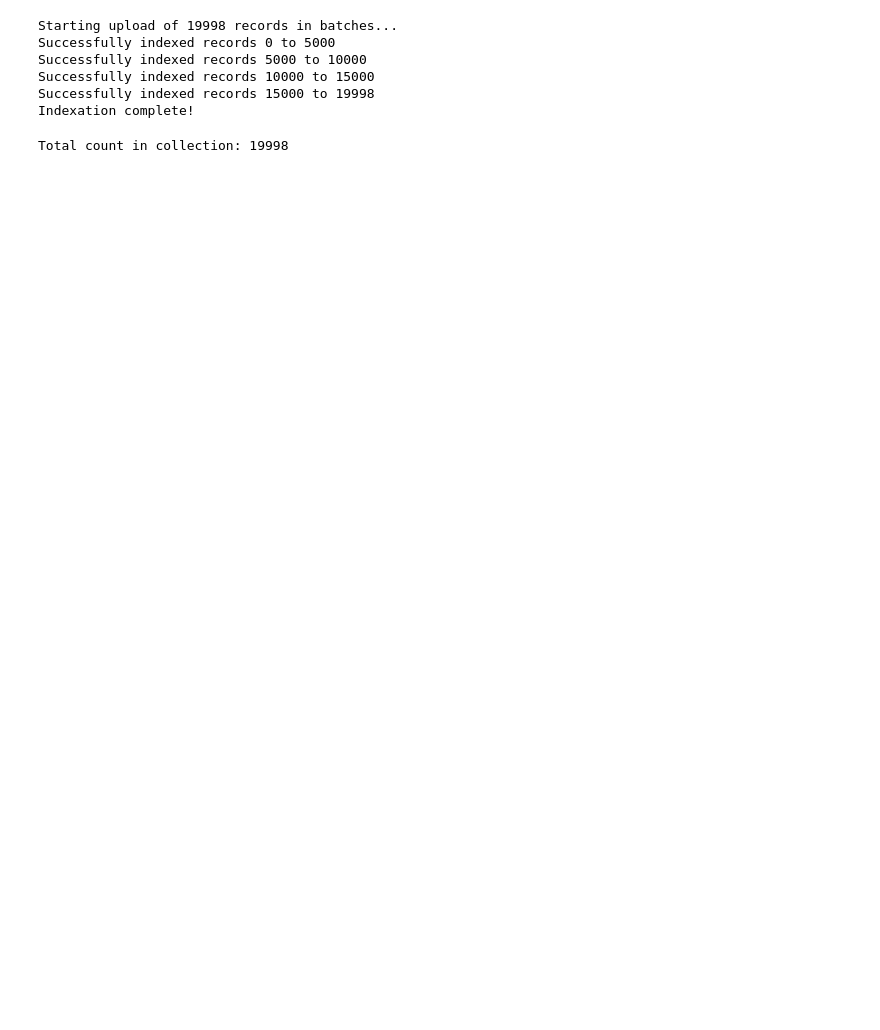
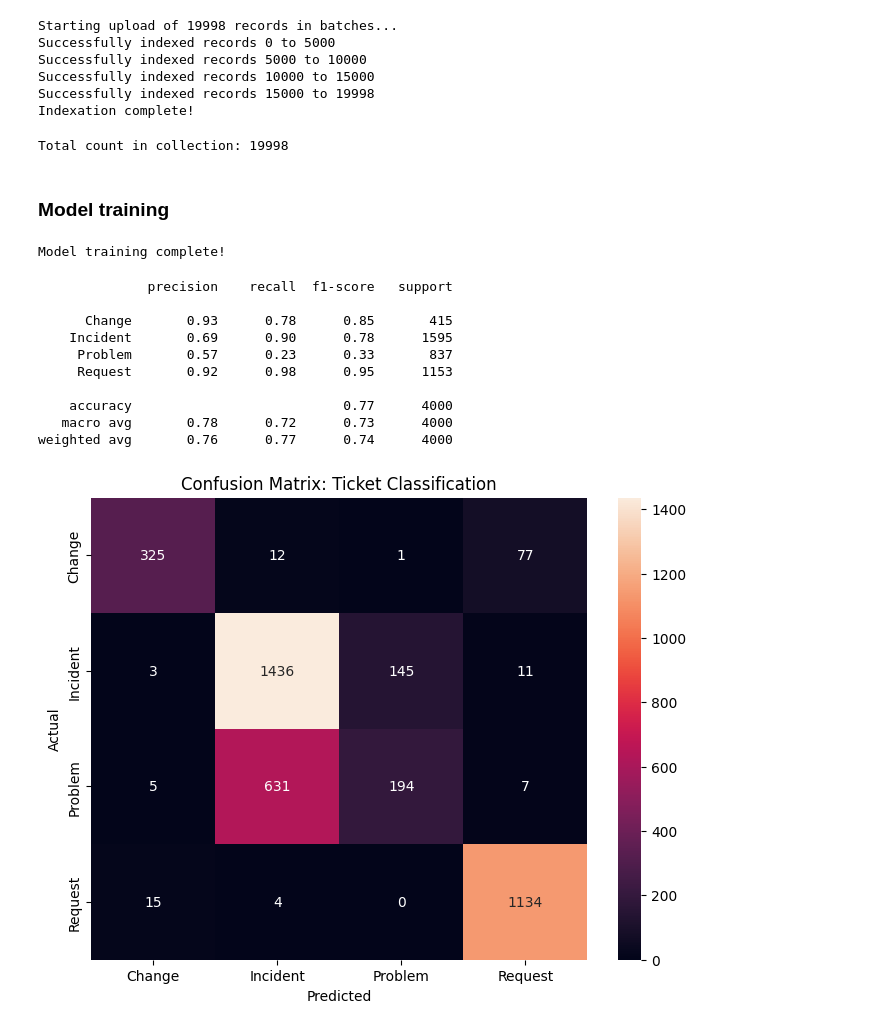
Before and after one commit to codehass/nlp-support-pipeline-mlops, a Jupyter notebook: notebooks/eda.ipynb, the cells around one changed output. Drawn from its saved outputs; the diff is of its cells as text; code cells hidden in the pictures; blank space fills up the shorter version.

Commit message:
train the model

```diff
--- a/notebooks/eda.ipynb
+++ b/notebooks/eda.ipynb
@@ -259,10 +259,10 @@ Name: text_clean, Length: 19998, dtype: str
 features = ['text_clean', 'priority', 'queue', 'language', 'tag_1', 'tag_2', 'tag_3']
 target = 'type'
 
-df_final = df[features + [target]].copy()
+df = df[features + [target]].copy()
 
-print("Final Columns selected:", df_final.columns.tolist())
-print(df_final.head())
+print("Final Columns selected:", df.columns.tolist())
+print(df.head())
 # %% [output]
 Final Columns selected: ['text_clean', 'priority', 'queue', 'language', 'tag_1', 'tag_2', 'tag_3', 'type']
                                           text_clean priority  \
@@ -356,3 +348,55 @@ Indexation complete!
 print(f"Total count in collection: {collection.count()}")
 # %% [output]
 Total count in collection: 19998
+# %% [markdown]
+### Model training
+# %%
+from sklearn.model_selection import train_test_split
+from sklearn.preprocessing import LabelEncoder
+
+le = LabelEncoder()
+y = le.fit_transform(df['type'])
+
+X = embeddings_normalized
+# %%
+X_train, X_test, y_train, y_test = train_test_split(
+    X, y, test_size=0.2, random_state=42, stratify=y
+)
+# %%
+from sklearn.linear_model import LogisticRegression
+
+clf = LogisticRegression(solver='lbfgs', max_iter=1000)
+
+clf.fit(X_train, y_train)
+
+print("Model training complete!")
+# %% [output]
+Model training complete!
+# %%
+import matplotlib.pyplot as plt
+import seaborn as sns
+from sklearn.metrics import classification_report, confusion_matrix
+
+y_pred = clf.predict(X_test)
+
+print(classification_report(y_test, y_pred, target_names=le.classes_))
+
+cm = confusion_matrix(y_test, y_pred)
+plt.figure(figsize=(8,6))
+sns.heatmap(cm, annot=True, fmt='d', xticklabels=le.classes_, yticklabels=le.classes_)
+plt.xlabel('Predicted')
+plt.ylabel('Actual')
+plt.title('Confusion Matrix: Ticket Classification')
+plt.show()
+# %% [output]
+              precision    recall  f1-score   support
+
+      Change       0.93      0.78      0.85       415
+    Incident       0.69      0.90      0.78      1595
+     Problem       0.57      0.23      0.33       837
+     Request       0.92      0.98      0.95      1153
+
+    accuracy                           0.77      4000
+   macro avg       0.78      0.72      0.73      4000
+weighted avg       0.76      0.77      0.74      4000
+[figure, added]
```
Also changed, not shown: parts of 3 cells of this notebook.
